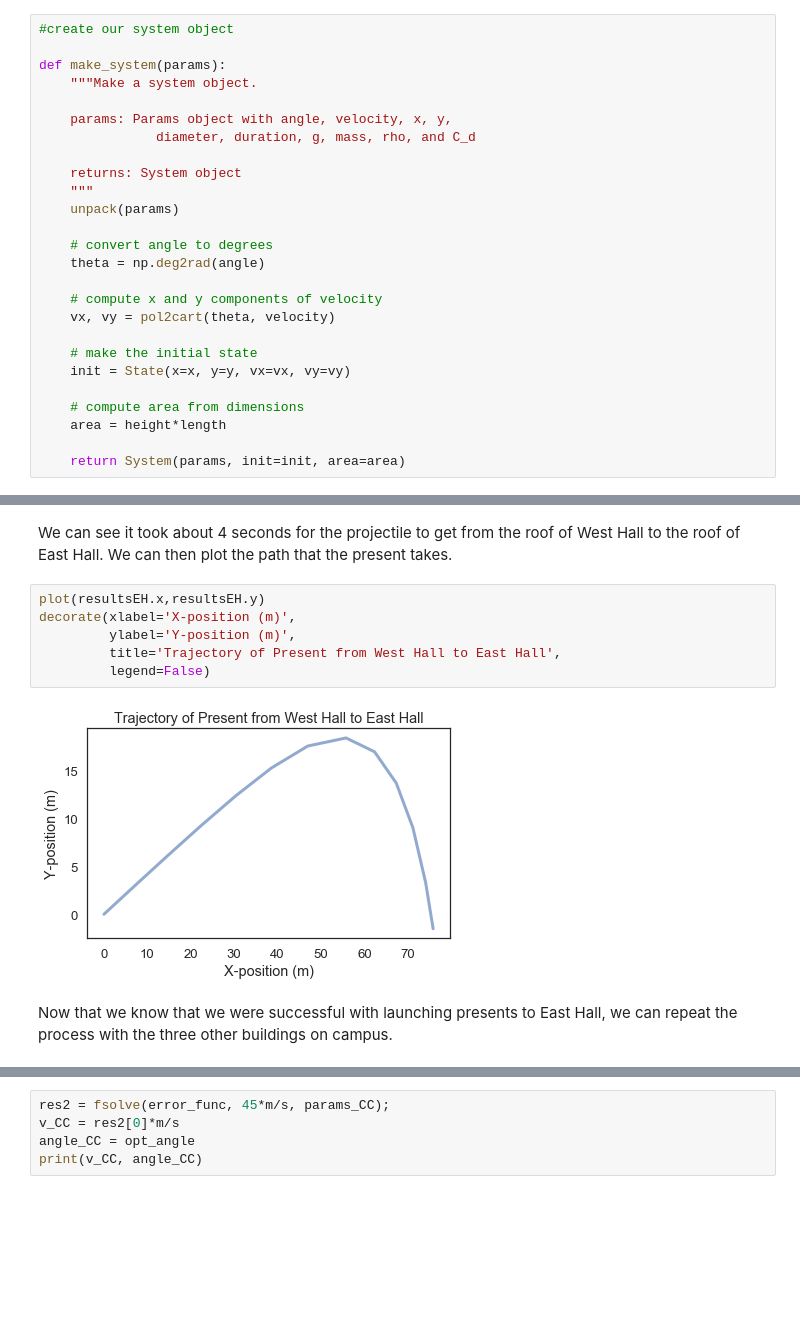
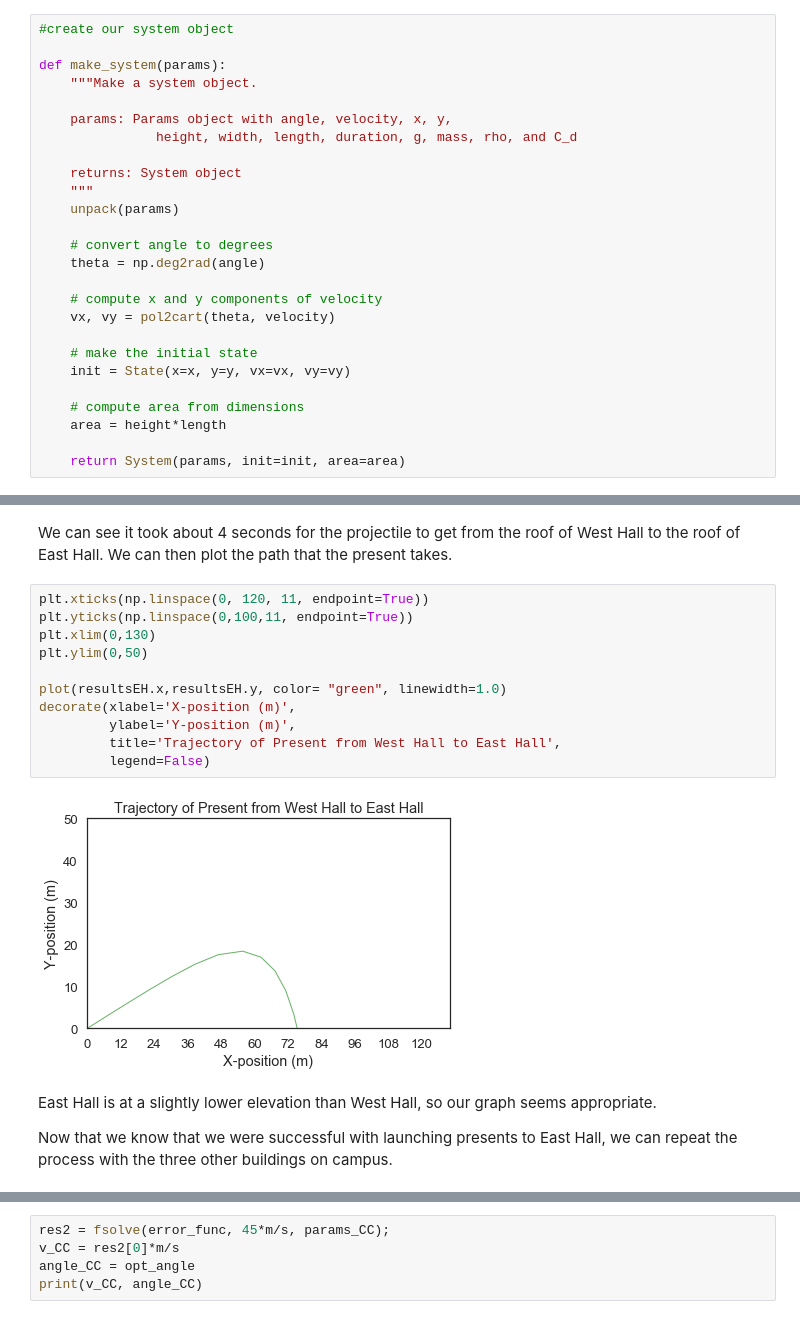
Before and after one commit to kgosbee/ModSimPy, a Jupyter notebook: code/Project 3.ipynb, the cells around one changed output, grey strips where cells are left out. Saved outputs shown, nothing was run; the diff lists cells and outputs as text; blank space fills up the shorter version.

```diff
--- a/code/Project 3.ipynb
+++ b/code/Project 3.ipynb
@@ -115,7 +121,7 @@ def make_system(params):
     """Make a system object.
 
     params: Params object with angle, velocity, x, y,
-               diameter, duration, g, mass, rho, and C_d
+               height, width, length, duration, g, mass, rho, and C_d
 
     returns: System object
     """
@@ -283,12 +294,19 @@ print(resultsEH)
 
 We can see it took about 4 seconds for the projectile to get from the roof of West Hall to the roof of East Hall. We can then plot the path that the present takes.
 # %%
-plot(resultsEH.x,resultsEH.y)
+plt.xticks(np.linspace(0, 120, 11, endpoint=True))
+plt.yticks(np.linspace(0,100,11, endpoint=True))
+plt.xlim(0,130)
+plt.ylim(0,50)
+
+plot(resultsEH.x,resultsEH.y, color= "green", linewidth=1.0)
 decorate(xlabel='X-position (m)',
          ylabel='Y-position (m)',
          title='Trajectory of Present from West Hall to East Hall',
          legend=False)
 # %% [output]
-[figure, old version]
+[figure, new version]
 # %% [markdown]
+East Hall is at a slightly lower elevation than West Hall, so our graph seems appropriate.
+
 Now that we know that we were successful with launching presents to East Hall, we can repeat the process with the three other buildings on campus.
```
Also changed, not shown: parts of 42 cells of this notebook.
